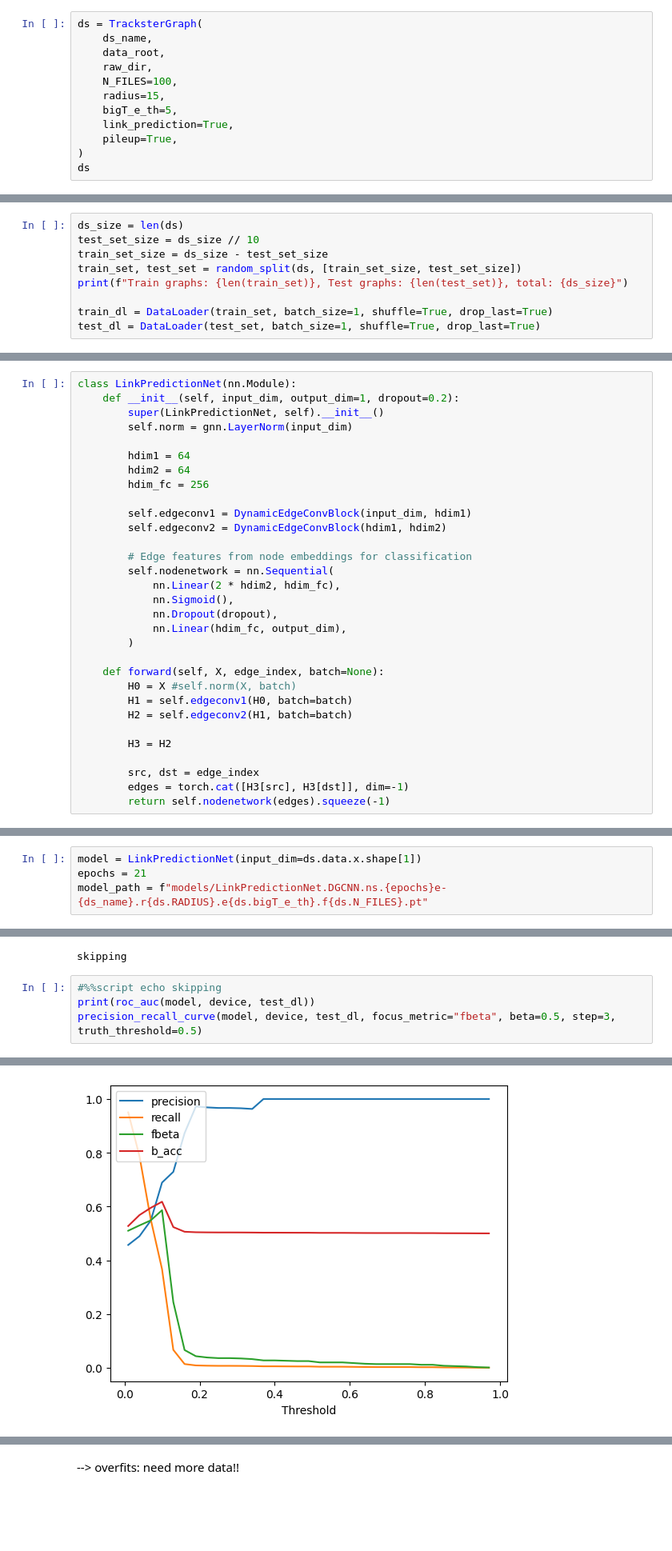
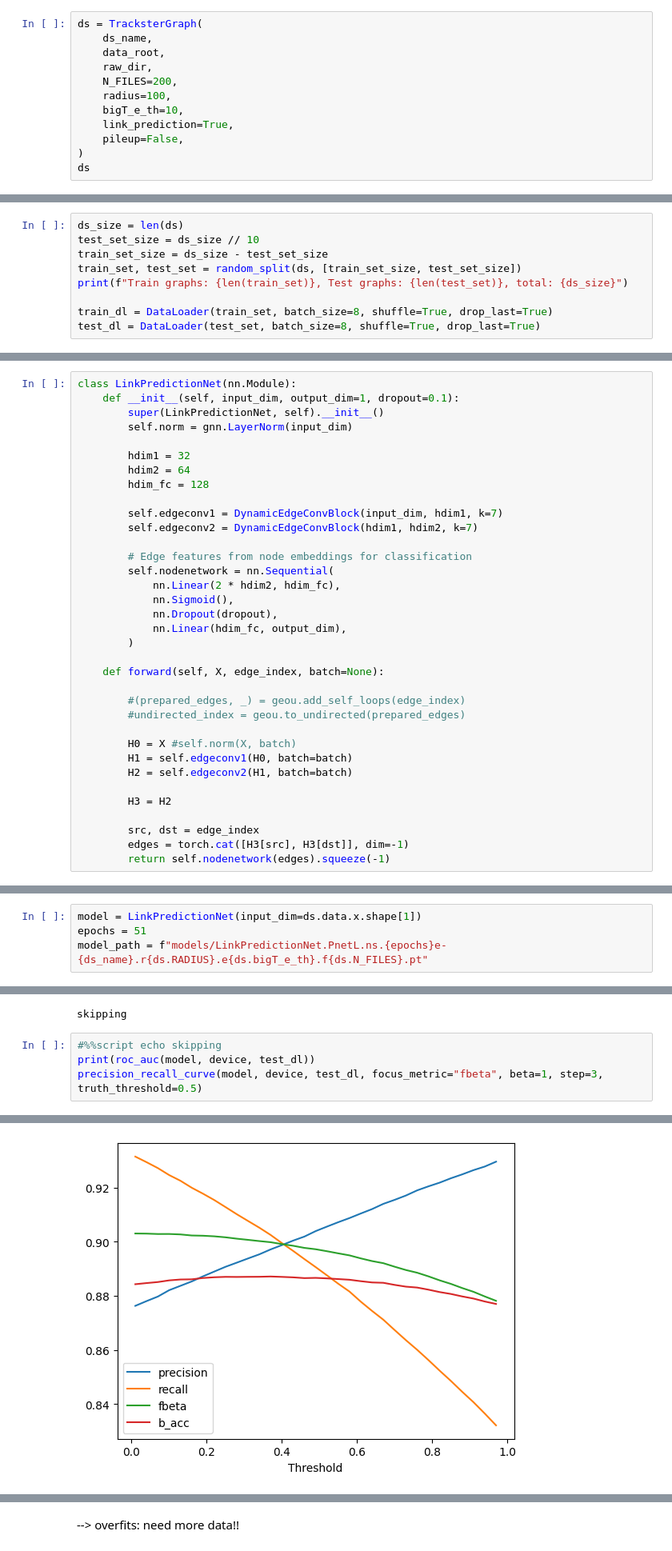
Before and after one commit to edcuba/TICLHack22_PatternReco, a Jupyter notebook: 7.model_trackster_graph_net.link.prediction.ipynb, the cells around one changed output, grey strips where cells are left out. Shown at 80% size. Cells and saved outputs as stored; diff of their text form; blank space fills up the shorter version.

```diff
--- a/7.model_trackster_graph_net.link.prediction.ipynb
+++ b/7.model_trackster_graph_net.link.prediction.ipynb
@@ -41,11 +43,11 @@ ds = TracksterGraph(
     ds_name,
     data_root,
     raw_dir,
-    N_FILES=100,
-    radius=15,
-    bigT_e_th=5,
+    N_FILES=200,
+    radius=100,
+    bigT_e_th=10,
     link_prediction=True,
-    pileup=True,
+    pileup=False,
 )
 ds
 # %% [output]
@@ -57,6 +59,6 @@ train_set_size = ds_size - test_set_size
 train_set, test_set = random_split(ds, [train_set_size, test_set_size])
 print(f"Train graphs: {len(train_set)}, Test graphs: {len(test_set)}, total: {ds_size}")
 
-train_dl = DataLoader(train_set, batch_size=1, shuffle=True, drop_last=True)
-test_dl = DataLoader(test_set, batch_size=1, shuffle=True, drop_last=True)
+train_dl = DataLoader(train_set, batch_size=8, shuffle=True, drop_last=True)
+test_dl = DataLoader(test_set, batch_size=8, shuffle=True, drop_last=True)
 # %% [output]
@@ -64,15 +66,15 @@ Train graphs: 854, Test graphs: 94, total: 948
 # %%
 class LinkPredictionNet(nn.Module):
-    def __init__(self, input_dim, output_dim=1, dropout=0.2):
+    def __init__(self, input_dim, output_dim=1, dropout=0.1):
         super(LinkPredictionNet, self).__init__()
         self.norm = gnn.LayerNorm(input_dim)
 
-        hdim1 = 64
+        hdim1 = 32
         hdim2 = 64
-        hdim_fc = 256
+        hdim_fc = 128
 
-        self.edgeconv1 = DynamicEdgeConvBlock(input_dim, hdim1)
-        self.edgeconv2 = DynamicEdgeConvBlock(hdim1, hdim2)
+        self.edgeconv1 = DynamicEdgeConvBlock(input_dim, hdim1, k=7)
+        self.edgeconv2 = DynamicEdgeConvBlock(hdim1, hdim2, k=7)
 
         # Edge features from node embeddings for classification
         self.nodenetwork = nn.Sequential(
@@ -83,6 +85,10 @@ class LinkPredictionNet(nn.Module):
         )
 
     def forward(self, X, edge_index, batch=None):
+
+        #(prepared_edges, _) = geou.add_self_loops(edge_index)
+        #undirected_index = geou.to_undirected(prepared_edges)
+
         H0 = X #self.norm(X, batch)
         H1 = self.edgeconv1(H0, batch=batch)
         H2 = self.edgeconv2(H1, batch=batch)
@@ -124,8 +130,8 @@ def test_link_prediction(model, device, loss_func, test_dl):
     return np.mean(test_loss)
 # %%
 model = LinkPredictionNet(input_dim=ds.data.x.shape[1])
-epochs = 21
-model_path = f"models/LinkPredictionNet.DGCNN.ns.{epochs}e-{ds_name}.r{ds.RADIUS}.e{ds.bigT_e_th}.f{ds.N_FILES}.pt"
+epochs = 51
+model_path = f"models/LinkPredictionNet.PnetL.ns.{epochs}e-{ds_name}.r{ds.RADIUS}.e{ds.bigT_e_th}.f{ds.N_FILES}.pt"
 # %%
 #%%script echo skipping
 # alpha - percentage of negative edges
@@ -181,5 +194,5 @@ skipping
 # %%
 #%%script echo skipping
 print(roc_auc(model, device, test_dl))
-precision_recall_curve(model, device, test_dl, focus_metric="fbeta", beta=0.5, step=3, truth_threshold=0.5)
+precision_recall_curve(model, device, test_dl, focus_metric="fbeta", beta=1, step=3, truth_threshold=0.5)
 # %% [output]
@@ -187 +200 @@ precision_recall_curve(model, device, test_dl, focus_metric="fbeta", beta=0.5, s
-[figure, old version]
+[figure, new version]
```
Also changed, not shown: parts of 8 cells of this notebook, 6 other files.
